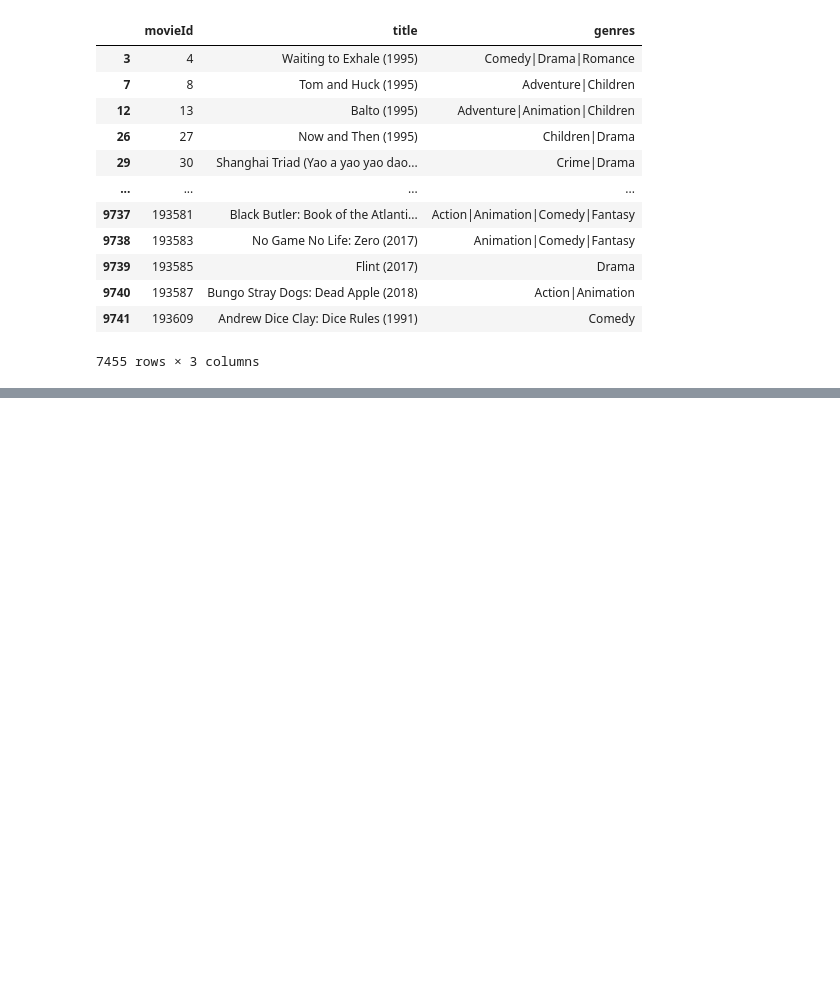
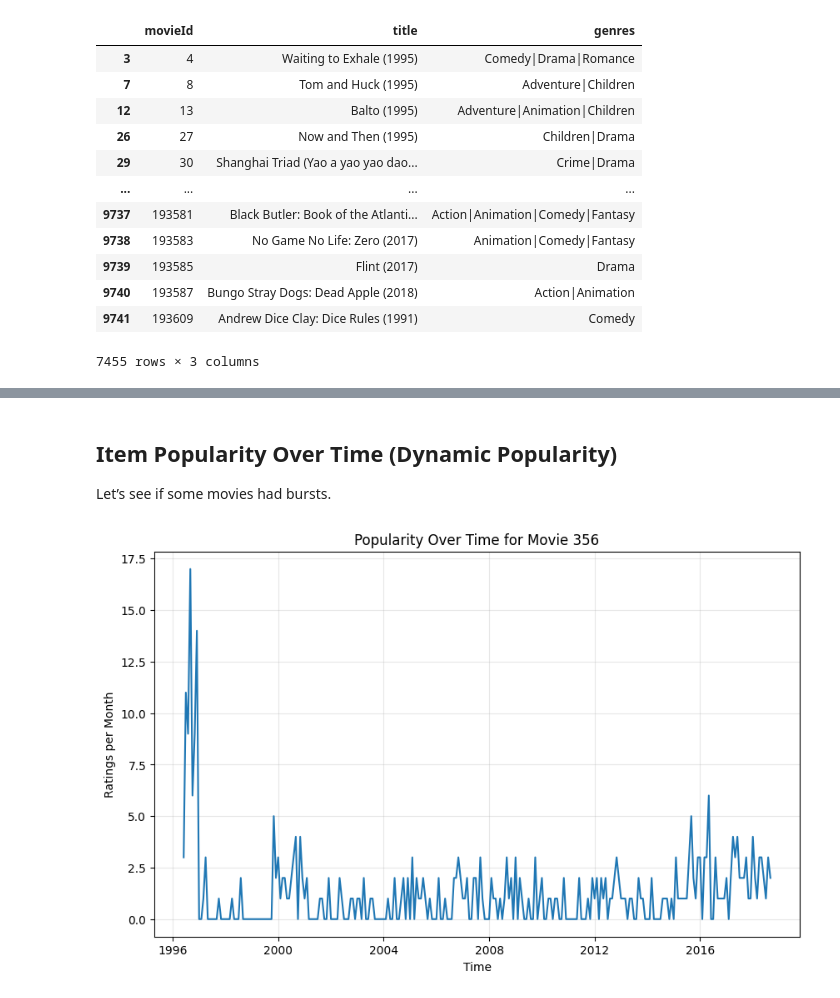
Before and after one commit to bhaskrr/next-gen-recommenders, a Jupyter notebook: notebooks/01_eda.ipynb, the cells around one changed output, grey strips where cells are left out. Cells and saved outputs as stored; diff of their text form; code cells hidden in the pictures; blank space fills up the shorter version.

```diff
--- a/notebooks/01_eda.ipynb
+++ b/notebooks/01_eda.ipynb
@@ -326,0 +396,22 @@ Non-Popular Movies:
+# %% [markdown]
+## Item Popularity Over Time (Dynamic Popularity)
+
+Let’s see if some movies had bursts.
+# %%
+movie_id = ratings_copy["movieId"].value_counts().index[0]  # most popular movie
+
+movie_trend = (
+    ratings_copy[ratings_copy["movieId"] == movie_id]
+    .resample("ME", on="datetime")
+    .size()
+)
+
+plt.figure(figsize=(10,6))
+plt.plot(movie_trend)
+plt.title(f"Popularity Over Time for Movie {movie_id}")
+plt.xlabel("Time")
+plt.ylabel("Ratings per Month")
+plt.grid(alpha=0.3)
+plt.show()
+# %% [output]
+[figure, added]
```
Also changed, not shown: parts of 18 cells of this notebook.
